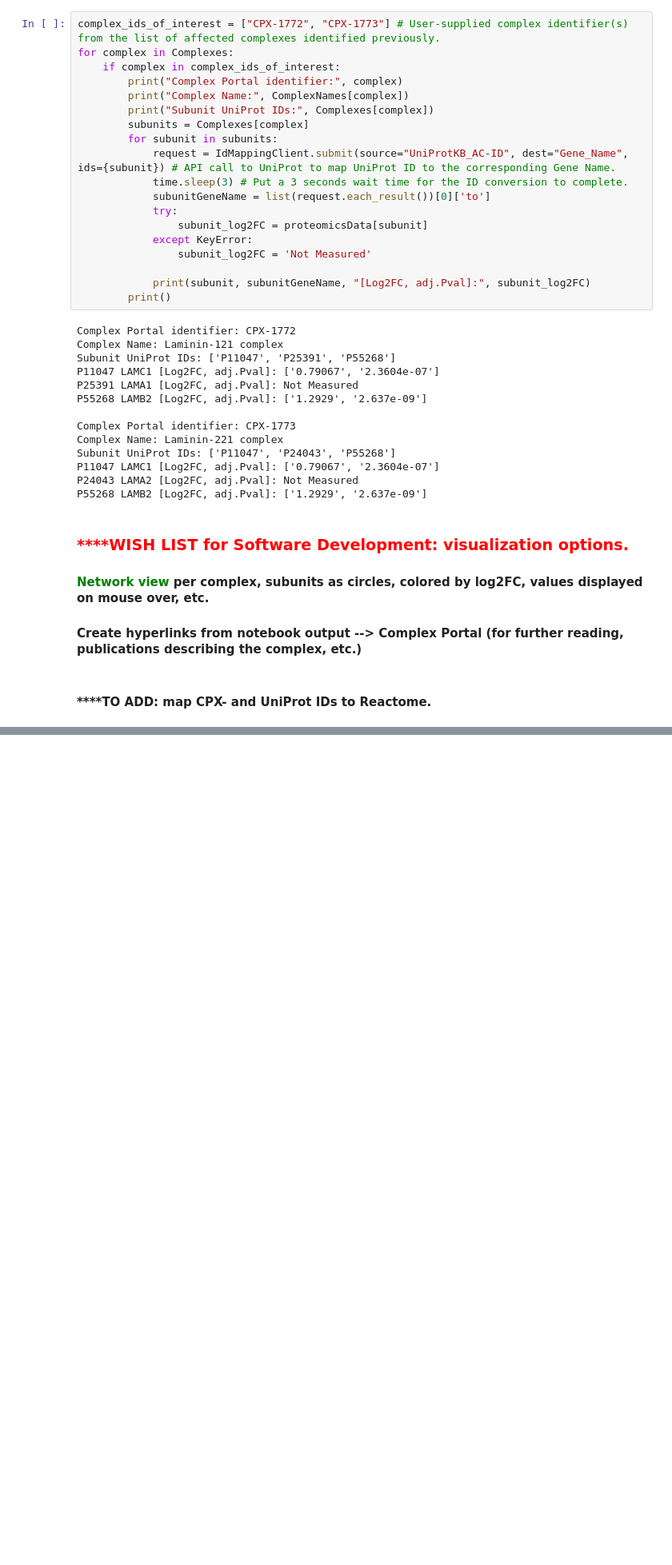
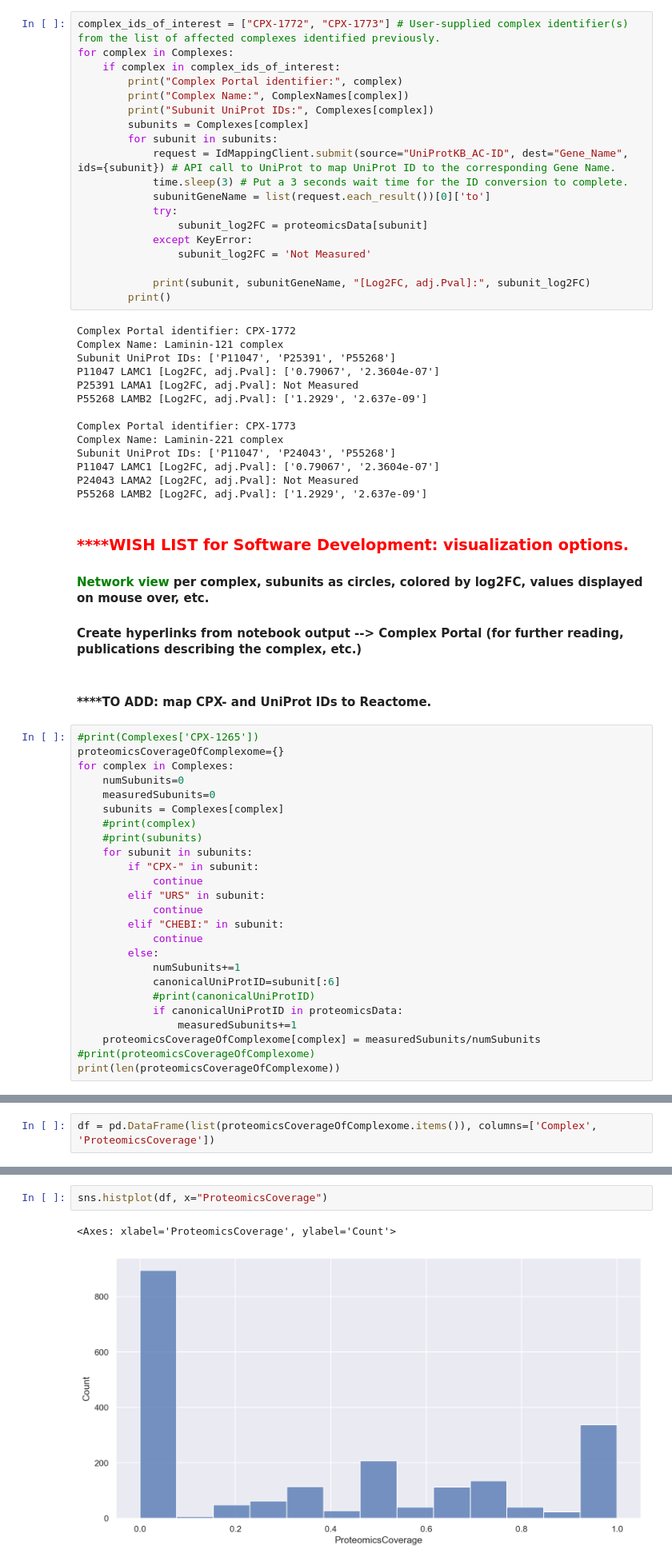
Before and after one commit to mguharoy/Complexome, a Jupyter notebook: ProteomicsDysregulatedComplexesAnalysis.ipynb, the cells around one changed output, grey strips where cells are left out. Shown at 80% size. Saved outputs shown, nothing was run; the diff lists cells and outputs as text; blank space fills up the shorter version.

Commit message:
Added module proteomics coverage of complexome

```diff
--- a/ProteomicsDysregulatedComplexesAnalysis.ipynb
+++ b/ProteomicsDysregulatedComplexesAnalysis.ipynb
@@ -228,3 +226,28 @@ P55268 LAMB2 [Log2FC, adj.Pval]: ['1.2929', '2.637e-09']
 #### Create hyperlinks from notebook output --> Complex Portal (for further reading, publications describing the complex, etc.)
 # %% [markdown]
 #### ****TO ADD: map CPX- and UniProt IDs to Reactome.
+# %%
+#print(Complexes['CPX-1265'])
+proteomicsCoverageOfComplexome={}
+for complex in Complexes:
+    numSubunits=0
+    measuredSubunits=0
+    subunits = Complexes[complex]
+    #print(complex)
+    #print(subunits)
+    for subunit in subunits:
+        if "CPX-" in subunit:
+            continue
+        elif "URS" in subunit:
+            continue
+        elif "CHEBI:" in subunit:
+            continue
+        else:
+            numSubunits+=1
+            canonicalUniProtID=subunit[:6]
+            #print(canonicalUniProtID)
+            if canonicalUniProtID in proteomicsData:
+                measuredSubunits+=1
+    proteomicsCoverageOfComplexome[complex] = measuredSubunits/numSubunits
+#print(proteomicsCoverageOfComplexome)
+print(len(proteomicsCoverageOfComplexome))
@@ -230,0 +256,2 @@ P55268 LAMB2 [Log2FC, adj.Pval]: ['1.2929', '2.637e-09']
+# %%
+df = pd.DataFrame(list(proteomicsCoverageOfComplexome.items()), columns=['Complex', 'ProteomicsCoverage'])
@@ -230,0 +274,5 @@ P55268 LAMB2 [Log2FC, adj.Pval]: ['1.2929', '2.637e-09']
+# %%
+sns.histplot(df, x="ProteomicsCoverage")
+# %% [output]
+<Axes: xlabel='ProteomicsCoverage', ylabel='Count'>
+[figure, added]
```
Also changed, not shown: parts of 6 cells of this notebook, 1 other file.
